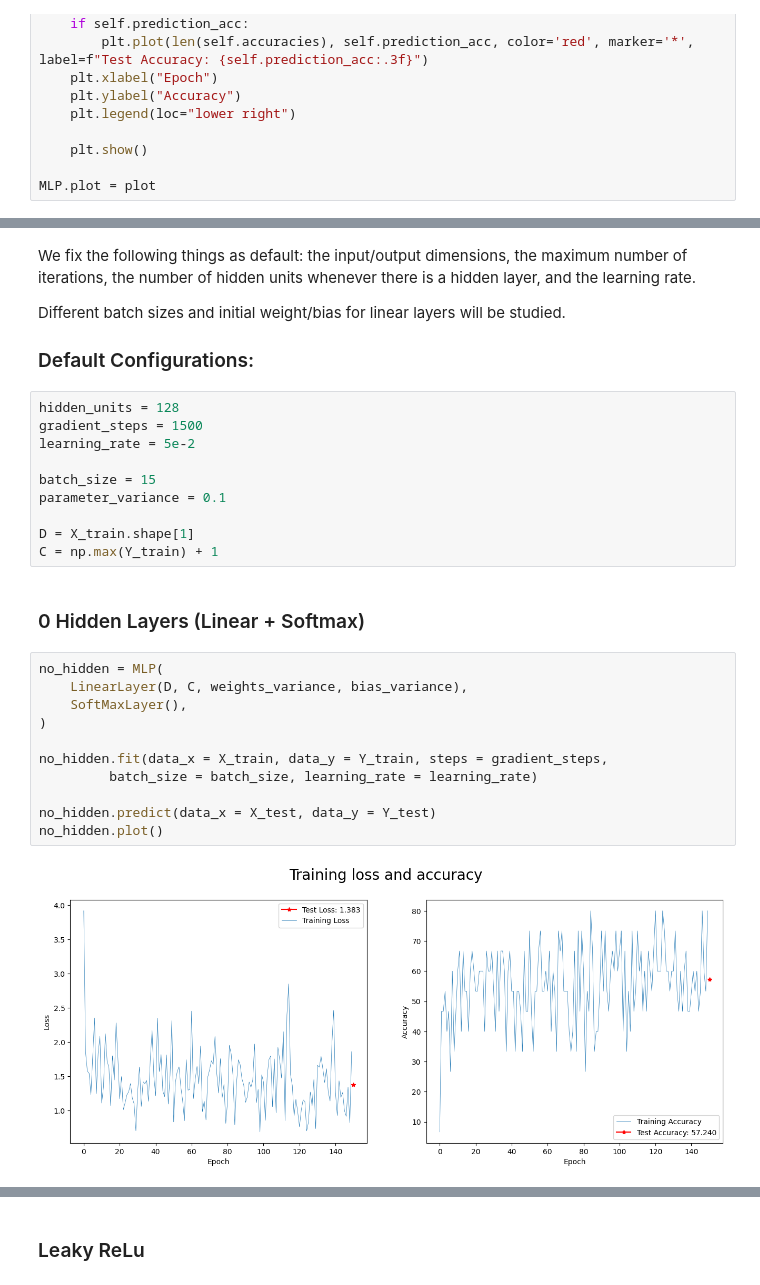
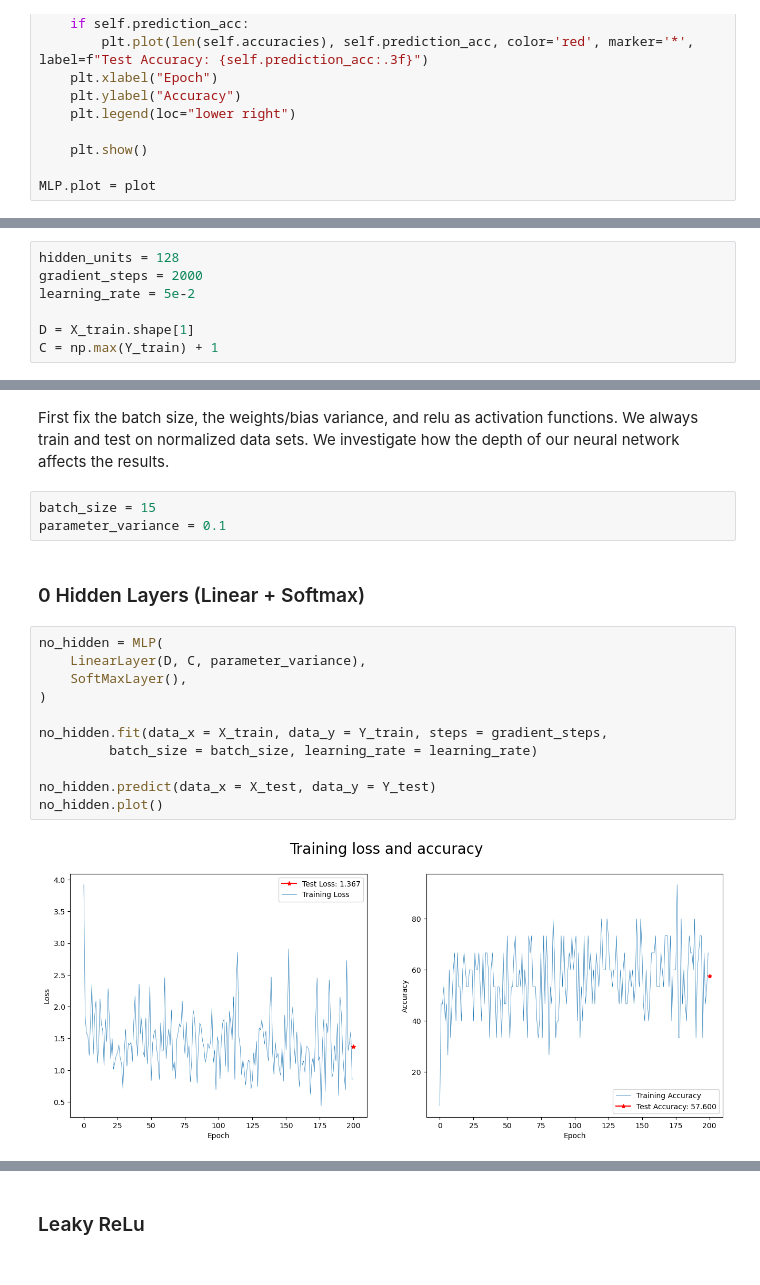
Before and after one commit to PONY1ST-past-semesters/MLP, a Jupyter notebook: ConvNet.ipynb, the cells around one changed output, grey strips where cells are left out. Drawn from its saved outputs; the diff is of its cells as text.

```diff
--- a/ConvNet.ipynb
+++ b/ConvNet.ipynb
@@ -401,0 +406,7 @@ MLP.plot = plot
+# %%
+hidden_units = 128
+gradient_steps = 2000
+learning_rate = 5e-2
+
+D = X_train.shape[1]
+C = np.max(Y_train) + 1
@@ -404,32 +417,21 @@ MLP.plot = plot
-# %% [markdown]
-We fix the following things as default: the input/output dimensions, the maximum number of iterations, the number of hidden units whenever there is a hidden layer, and the learning rate.
-
-Different batch sizes and initial weight/bias for linear layers will be studied.
-
-### Default Configurations:
-# %%
-hidden_units = 128
-gradient_steps = 1500
-learning_rate = 5e-2
-
-batch_size = 15
-parameter_variance = 0.1
-
-D = X_train.shape[1]
-C = np.max(Y_train) + 1
+# %% [markdown]
+First fix the batch size, the weights/bias variance, and relu as activation functions. We always train and test on normalized data sets. We investigate how the depth of our neural network affects the results.
+# %%
+batch_size = 15
+parameter_variance = 0.1
 # %% [markdown]
 ### 0 Hidden Layers (Linear + Softmax)
 # %%
 no_hidden = MLP(
-    LinearLayer(D, C, weights_variance, bias_variance),
+    LinearLayer(D, C, parameter_variance),
     SoftMaxLayer(),
 )
 
 no_hidden.fit(data_x = X_train, data_y = Y_train, steps = gradient_steps,
          batch_size = batch_size, learning_rate = learning_rate)
 
 no_hidden.predict(data_x = X_test, data_y = Y_test)
 no_hidden.plot()
 # %% [output]
-[figure, old version]
+[figure, new version]
 # %% [markdown]
```
Also changed, not shown: parts of 63 cells of this notebook.
